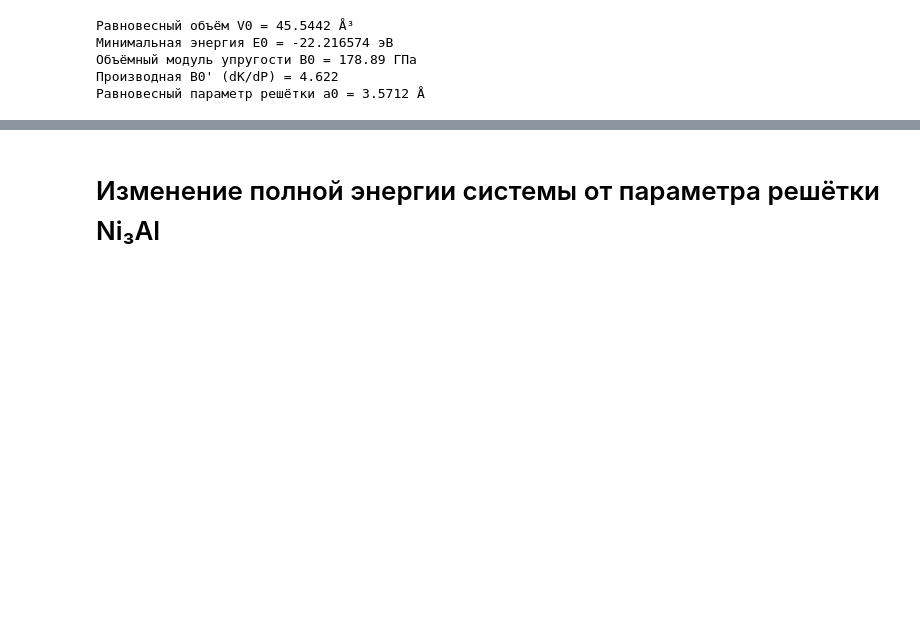
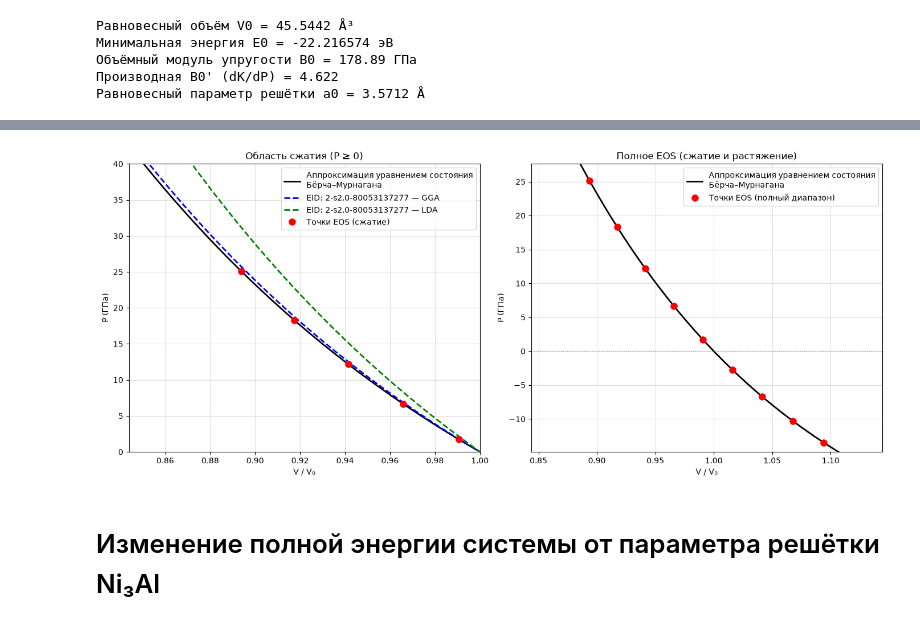
Before and after one commit to hherpa/HEA_L12, a Jupyter notebook: DFT/example_Ni3Al/run_06/run_06_VASP_analysis.ipynb, the cells around one changed output, grey strips where cells are left out. Cells and saved outputs as stored; diff of their text form; code cells hidden in the pictures; blank space fills up the shorter version.

```diff
--- a/DFT/example_Ni3Al/run_06/run_6_VASP_analysis.ipynb
+++ b/DFT/example_Ni3Al/run_06/run_06_VASP_analysis.ipynb
@@ -258,3 +321,49 @@ print(f"Равновесный параметр решётки a0 = {a0:.4f} Å"
+# %%
+v_lo = df_dft['V / V₀'].min() - 0.05
+v_norm_smooth = np.linspace(v_lo, 1.0, 200)
+v_norm_full = np.linspace(v_lo, df_dft['V / V₀'].max() + 0.05, 200)
+
+eid_lit = {m: eid.loc[m] for m in ['GGA', 'LDA']}
+
+df_lit_EID = pd.concat([
+    pd.DataFrame({
+        'V / V₀': v_norm_smooth,
+        'P (ГПа)': P_BM(v_norm_smooth * p['V₀ (Å³)'], p['V₀ (Å³)'], p['B₀ (ГПа)'], p["B₀'"]),
+        'Метод': method
+    }) for method, p in eid_lit.items()
+], ignore_index=True)
+
+df_gga = df_lit_EID[df_lit_EID['Метод'] == 'GGA']
+df_lda = df_lit_EID[df_lit_EID['Метод'] == 'LDA']
+p_fit_smooth = P_BM(v_norm_smooth * float(v0), float(v0), float(b0_GPa), float(b1))
+p_fit_full = P_BM(v_norm_full * float(v0), float(v0), float(b0_GPa), float(b1))
+
+df_lit_EID.index.name = 'EID: 2-s2.0-80053137277'
+# %%
+fig, (ax1, ax2) = plt.subplots(1, 2, figsize=(14, 6))
+
+ax1.plot(v_norm_smooth, p_fit_smooth, 'k-', lw=2, label='Аппроксимация уравнением состояния\nБёрча–Мурнагана')
+ax1.plot(df_gga['V / V₀'], df_gga['P (ГПа)'], 'b--', lw=2, label='EID: 2-s2.0-80053137277 — GGA')
+ax1.plot(df_lda['V / V₀'], df_lda['P (ГПа)'], 'g--', lw=2, label='EID: 2-s2.0-80053137277 — LDA')
+ax1.plot(df_comp['V / V₀'], df_comp['P (ГПа)'], 'ro', ms=8, label='Точки EOS (сжатие)')
+ax1.set(xlabel='V / V₀', ylabel='P (ГПа)', title='Область сжатия (P ≥ 0)',
+        xlim=(v_lo, 1.0), ylim=(0, 40))
+ax1.grid(alpha=0.4)
+ax1.legend(loc='upper right')
+
+ax2.plot(v_norm_full, p_fit_full, 'k-', lw=2, label='Аппроксимация уравнением состояния\nБёрча–Мурнагана')
+ax2.plot(df_dft['V / V₀'], df_dft['P (ГПа)'], 'ro', ms=8, label='Точки EOS (полный диапазон)')
+ax2.axhline(0, color='gray', ls=':', lw=1, alpha=0.7)
+ax2.set(xlabel='V / V₀', ylabel='P (ГПа)', title='Полное EOS (сжатие и растяжение)',
+         xlim=(v_lo, df_dft['V / V₀'].max() + 0.05),
+         ylim=(df_dft['P (ГПа)'].min() * 1.1, df_dft['P (ГПа)'].max() * 1.1))
+ax2.grid(alpha=0.4)
+ax2.legend(loc='upper right')
+
+plt.tight_layout()
+plt.show()
+# %% [output]
+[figure, added]
 # %% [markdown]
 # Изменение полной энергии системы от параметра решётки Ni₃Al
 # %%
```
Also changed, not shown: parts of 10 cells of this notebook, 1 other file.
